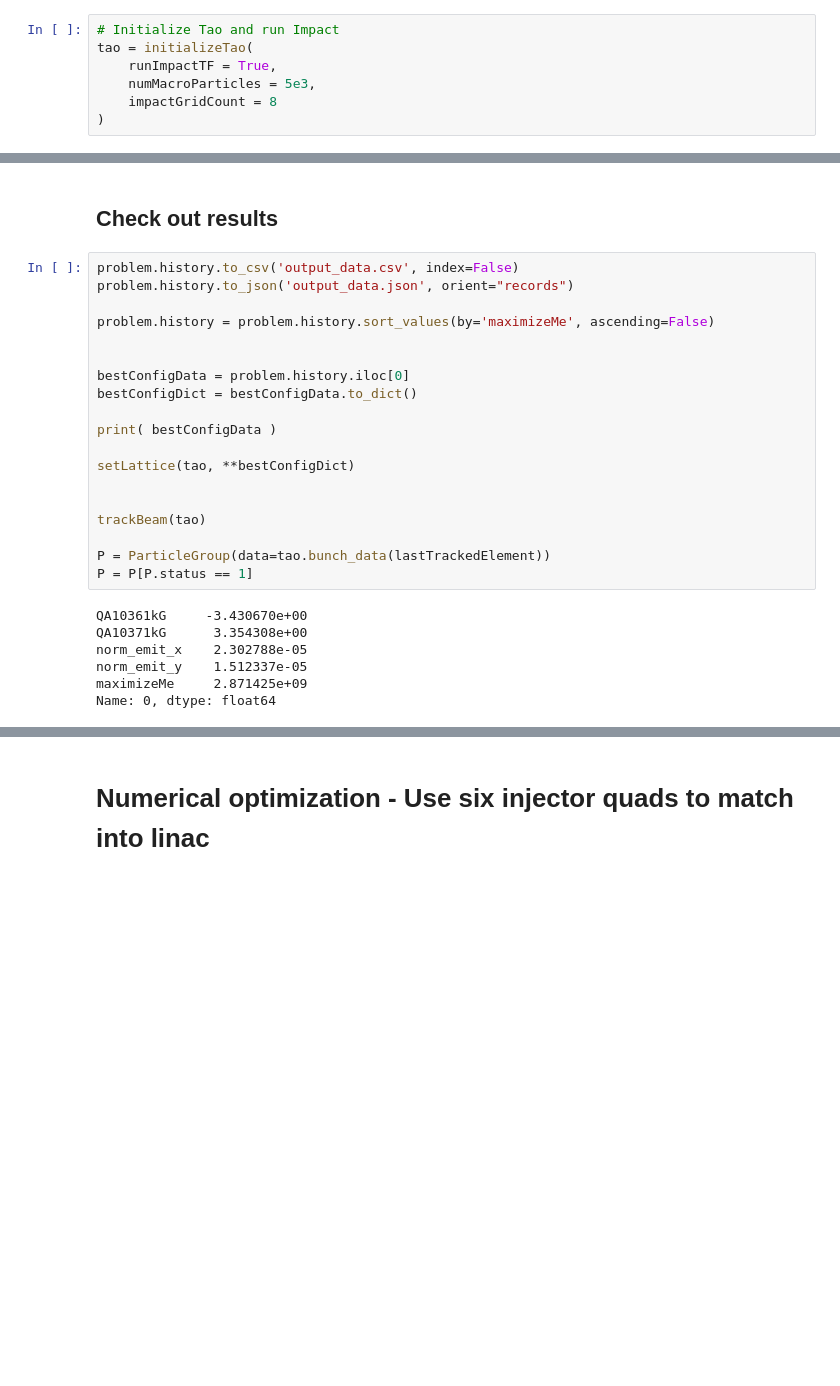
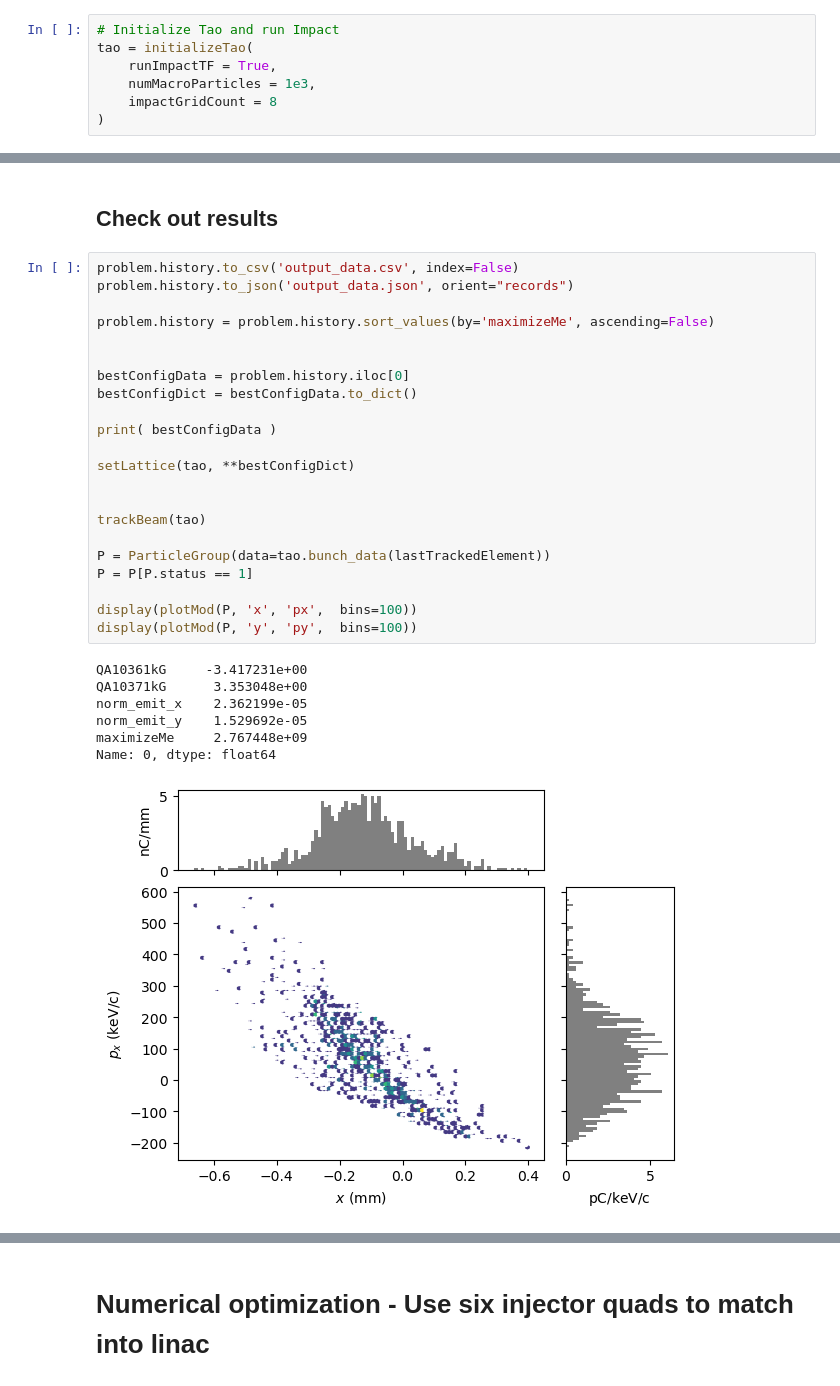
Before and after one commit to slaclab/Jitter-Forked-FACET2-Bmad-PyTao, a Jupyter notebook: 2024-06-28 Quickstart with Impact - toy injector matching.ipynb, the cells around one changed output, grey strips where cells are left out. Cells and saved outputs as stored; diff of their text form; blank space fills up the shorter version.

```diff
--- a/2024-06-28 Quickstart with Impact - toy injector matching.ipynb
+++ b/2024-06-28 Quickstart with Impact - toy injector matching.ipynb
@@ -21,7 +21,7 @@ Type:      function
 # Initialize Tao and run Impact
 tao = initializeTao(
     runImpactTF = True,
-    numMacroParticles = 5e3,
+    numMacroParticles = 1e3,
     impactGridCount = 8
 )
 # %% [output]
@@ -244,26 +244,30 @@ differential_evolution step 12: f(x)= -2.87143e+09
 # %%
 problem.history.to_csv('output_data.csv', index=False)
 problem.history.to_json('output_data.json', orient="records")
 
 problem.history = problem.history.sort_values(by='maximizeMe', ascending=False)
 
 
 bestConfigData = problem.history.iloc[0]
 bestConfigDict = bestConfigData.to_dict()
 
 print( bestConfigData )
 
 setLattice(tao, **bestConfigDict)
 
 
 trackBeam(tao)
 
 P = ParticleGroup(data=tao.bunch_data(lastTrackedElement))
 P = P[P.status == 1]
+
+display(plotMod(P, 'x', 'px',  bins=100))
+display(plotMod(P, 'y', 'py',  bins=100))
 # %% [output]
-QA10361kG     -3.430670e+00
-QA10371kG      3.354308e+00
-norm_emit_x    2.302788e-05
-norm_emit_y    1.512337e-05
-maximizeMe     2.871425e+09
+QA10361kG     -3.417231e+00
+QA10371kG      3.353048e+00
+norm_emit_x    2.362199e-05
+norm_emit_y    1.529692e-05
+maximizeMe     2.767448e+09
 Name: 0, dtype: float64
+[figure, added]
```
Also changed, not shown: parts of 7 cells of this notebook, 28 other files.
